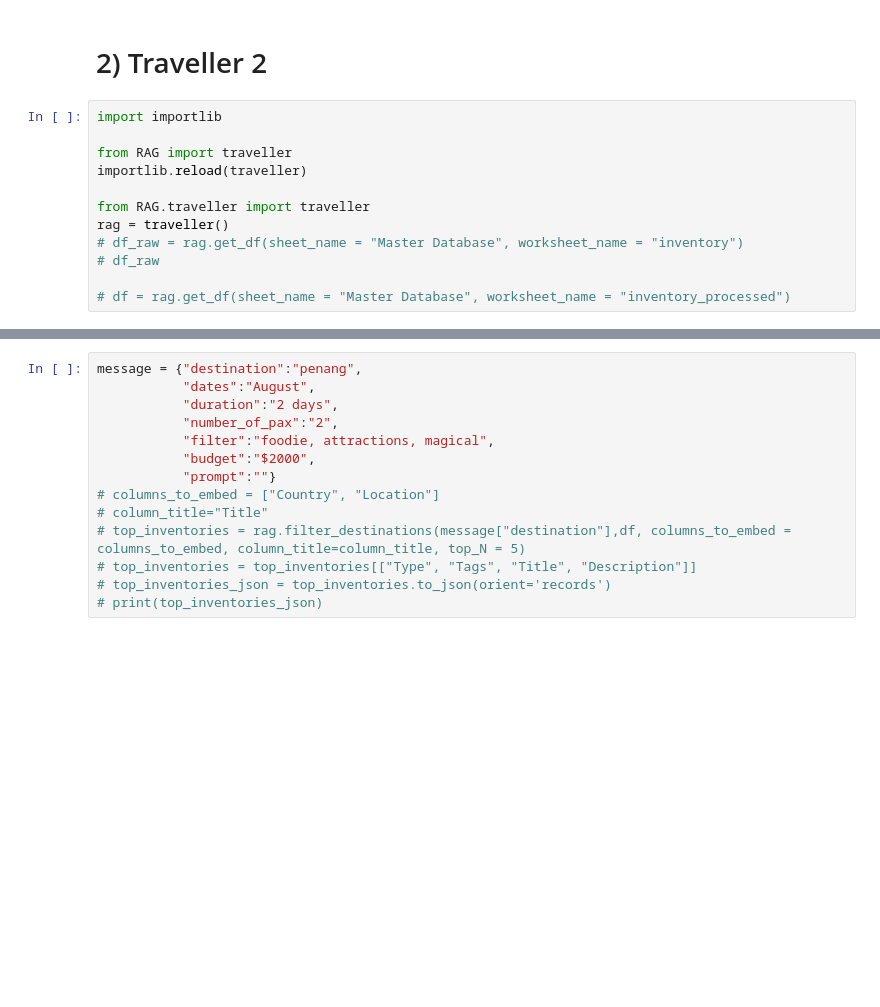
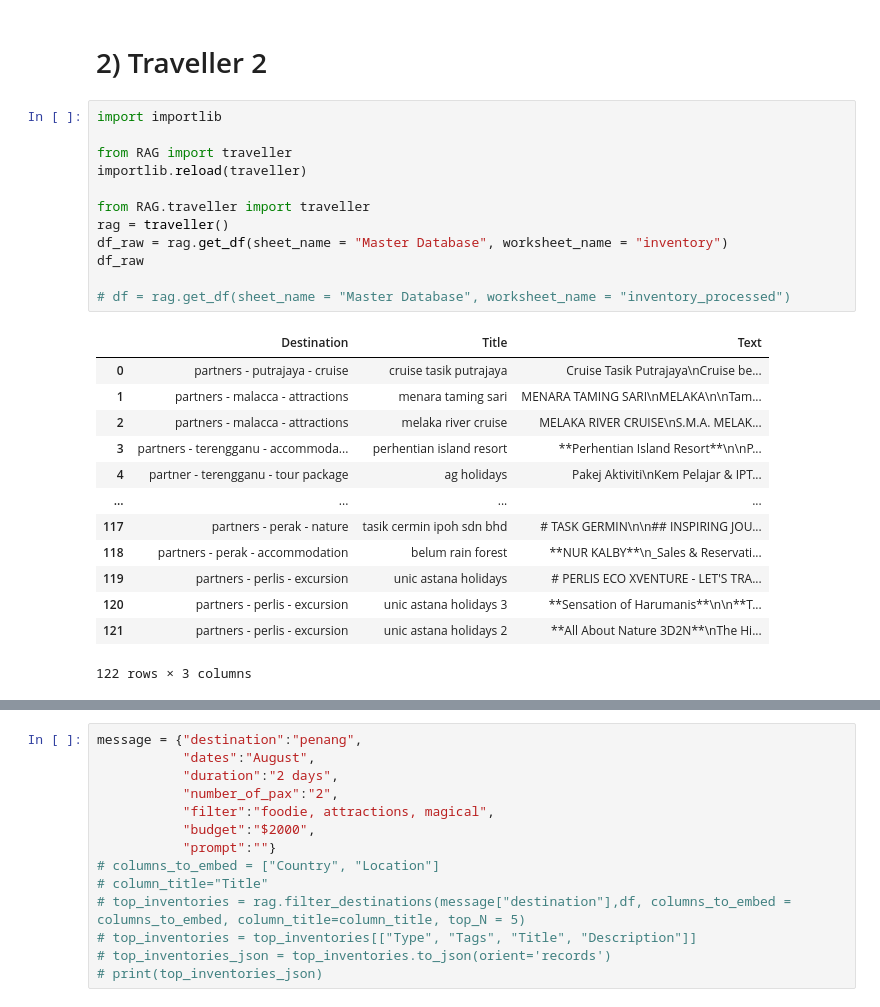
Before and after one commit to shaikrezashafiqbSA/Simple-Flask-RAG, a Jupyter notebook: RAG_experiments.ipynb, the cells around one changed output, grey strips where cells are left out. Saved outputs shown, nothing was run; the diff lists cells and outputs as text; blank space fills up the shorter version.

```diff
--- a/RAG_experiments.ipynb
+++ b/RAG_experiments.ipynb
@@ -119,12 +119,26 @@ Enjoy a spacious room suitable for families. Immerse yourself in the local delig
 # %%
 import importlib
 
 from RAG import traveller
 importlib.reload(traveller)
 
 from RAG.traveller import traveller
 rag = traveller()
-# df_raw = rag.get_df(sheet_name = "Master Database", worksheet_name = "inventory")
-# df_raw
+df_raw = rag.get_df(sheet_name = "Master Database", worksheet_name = "inventory")
+df_raw
 
 # df = rag.get_df(sheet_name = "Master Database", worksheet_name = "inventory_processed")
+# %% [output]
+|  | Destination | Title | Text |
+| 0 | partners - putrajaya - cruise | cruise tasik putrajaya | Cruise Tasik Putrajaya\nCruise be... |
+| 1 | partners - malacca - attractions | menara taming sari | MENARA TAMING SARI\nMELAKA\n\nTam... |
+| 2 | partners - malacca - attractions | melaka river cruise | MELAKA RIVER CRUISE\nS.M.A. MELAK... |
+| 3 | partners - terengganu - accommoda... | perhentian island resort | **Perhentian Island Resort**\n\nP... |
+| 4 | partner - terengganu - tour package | ag holidays | Pakej Aktiviti\nKem Pelajar & IPT... |
+| ... | ... | ... | ... |
+| 117 | partners - perak - nature | tasik cermin ipoh sdn bhd | # TASK GERMIN\n\n## INSPIRING JOU... |
+| 118 | partners - perak - accommodation | belum rain forest | **NUR KALBY**\n_Sales & Reservati... |
+| 119 | partners - perlis - excursion | unic astana holidays | # PERLIS ECO XVENTURE - LET'S TRA... |
+| 120 | partners - perlis - excursion | unic astana holidays 3 | **Sensation of Harumanis**\n\n**T... |
+| 121 | partners - perlis - excursion | unic astana holidays 2 | **All About Nature 3D2N**\nThe Hi... |
+122 rows × 3 columns
```
Also changed, not shown: parts of 11 cells of this notebook, 3 other files.
